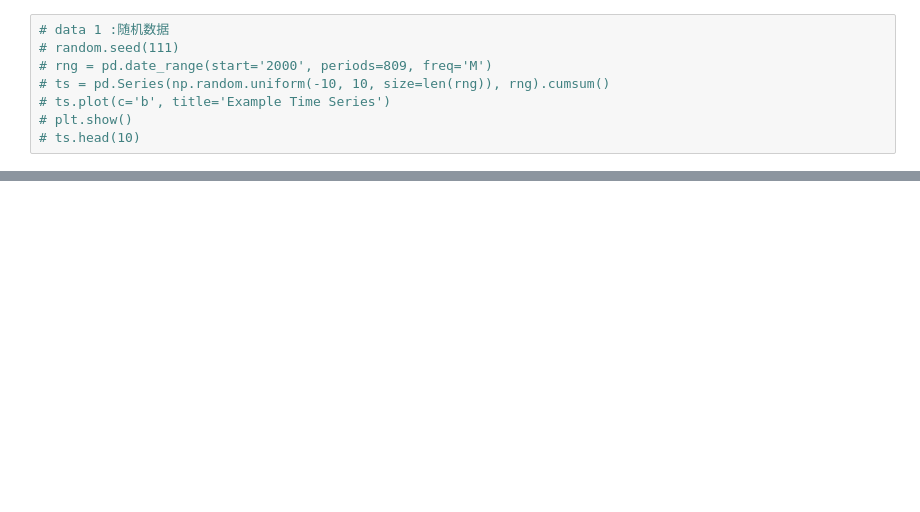
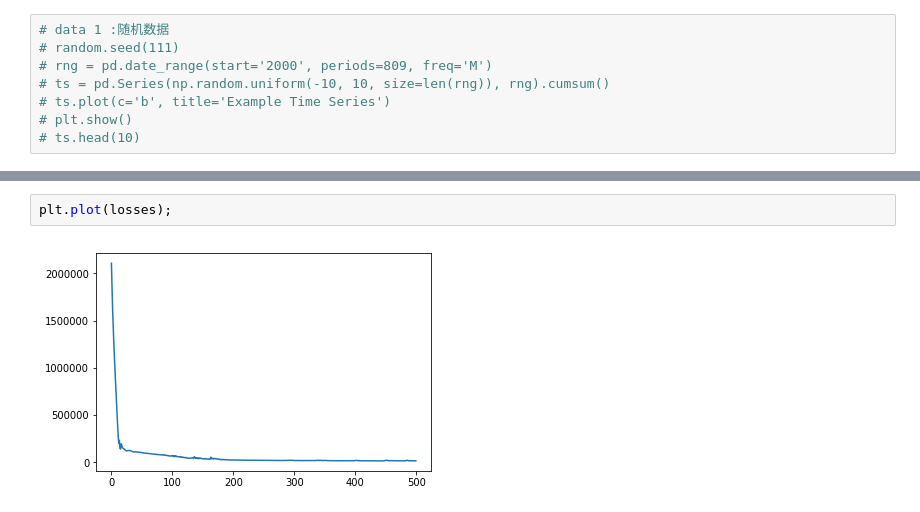
Before and after one commit to txytju/air-quality-prediction, a Jupyter notebook: lstm predict.ipynb, the cells around one changed output, grey strips where cells are left out. Saved outputs shown, nothing was run; the diff lists cells and outputs as text; blank space fills up the shorter version.

```diff
--- a/lstm predict.ipynb
+++ b/lstm predict.ipynb
@@ -221,0 +168,4 @@ outputs
+# %%
+plt.plot(losses);
+# %% [output]
+[figure, added]
```
Also changed, not shown: parts of 40 cells of this notebook.
